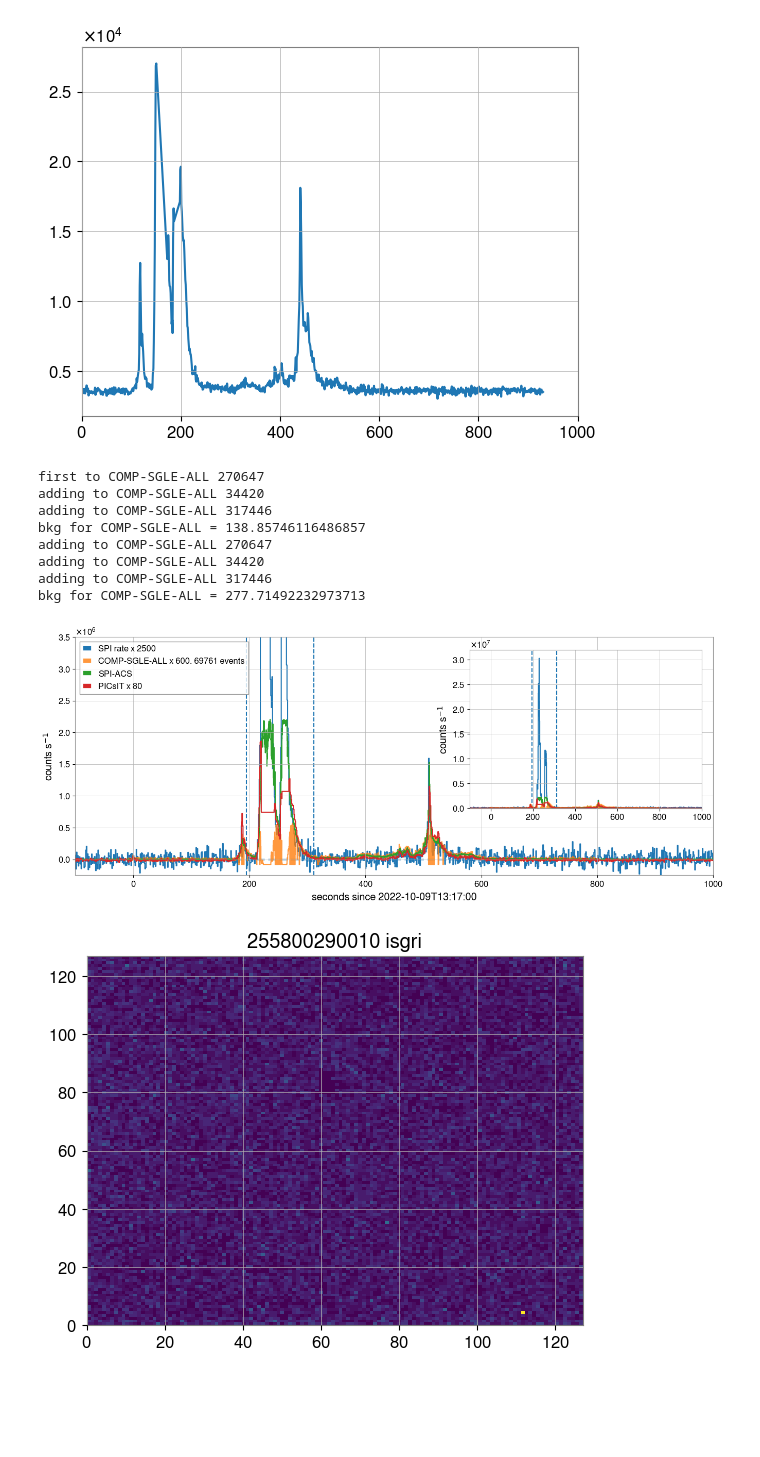
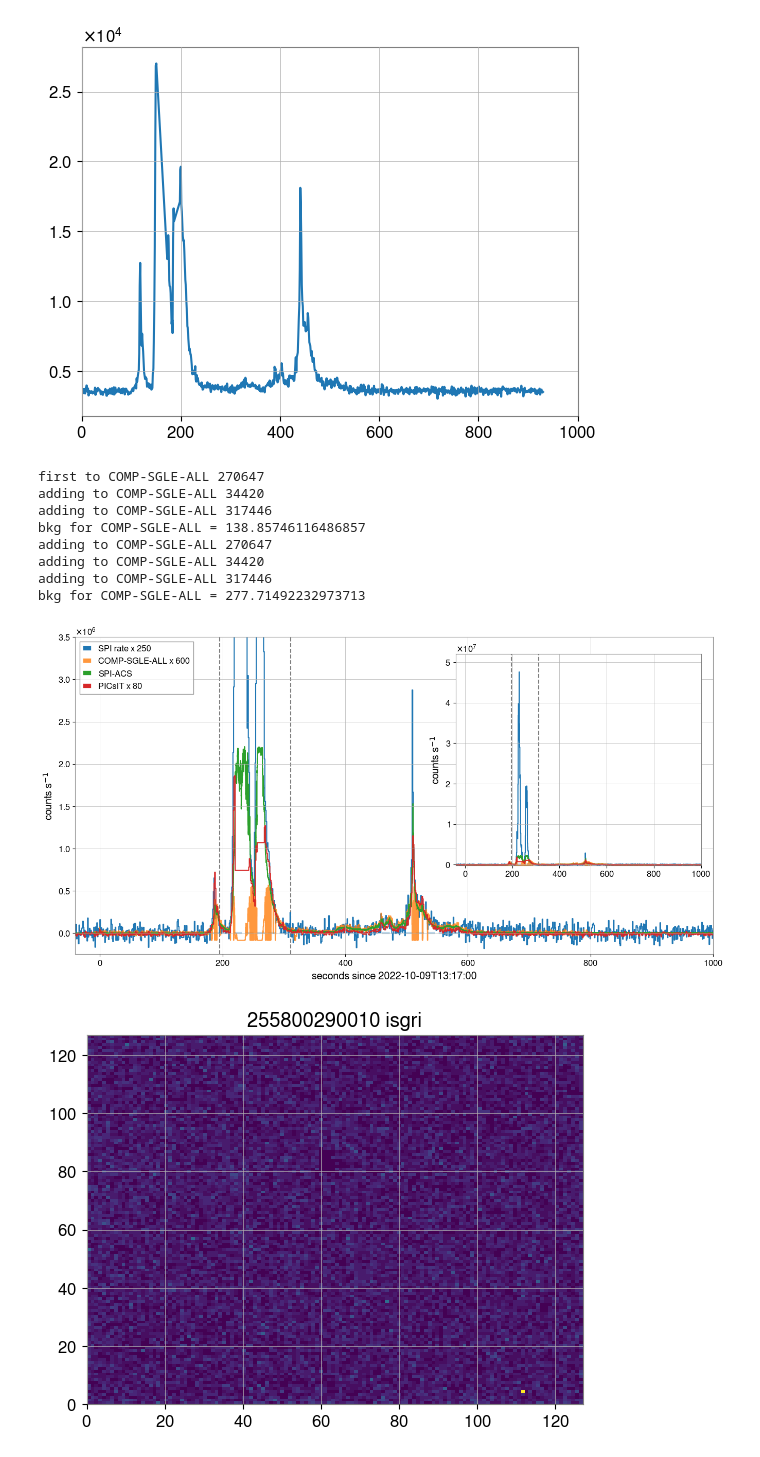
Before and after one commit to volodymyrss/grb221009, a Jupyter notebook: prompt.ipynb, the cells around one changed output. Saved outputs shown, nothing was run; the diff lists cells and outputs as text; code cells hidden in the pictures; blank space fills up the shorter version.

```diff
--- a/prompt.ipynb
+++ b/prompt.ipynb
@@ -124,0 +158,18 @@ hklc = {}
+# %%
+for p in 'SPI_GEDSAT', 'SPI_GEDRATE':
+
+    if p in hklc:
+        hklc.__delitem__(p) # = None
+
+    for k, v in list(hklc.items()):
+        if len(v.t) < 10: continue
+        if k.startswith(p) and k!=p:
+            if p not in hklc:
+                hklc[p] = v.copy(deep=True)
+                print("new")
+            else:
+                print("adding", k, v.c.mean())
+                hklc[p].c = np.array(hklc[p].c).copy() + np.array(v.c).copy()
+
+            if p in hklc:
+                print(hklc[p].c.mean())
@@ -290,7 +369,7 @@ plt.xlim([0, 1000])
 (0.0, 1000.0)
 [figure]
 # %%
-plt.figure(figsize=(16, 6))
+plt.figure(figsize=(16, 8))
 
 from collections import defaultdict
 
@@ -330,11 +409,11 @@ def plot_all(ax):
 
             if ijd2plot(r.TSTART) > -100:
                 ax.axvline(
-                    ijd2plot(r.TSTART), ls="--",
+                    ijd2plot(r.TSTART), ls="--", c='k', alpha=0.5
                 )
-                ax.axvline(
-                    ijd2plot(r.TSTOP), ls="--",
-                )
+                # ax.axvline(
+                #     ijd2plot(r.TSTOP), ls="--", c='k', alpha=0.5
+                # )
 
                 # plt.text(ijd2plot(r.TSTART), 10000, f"{scwid[6:8]}\n{scwid[10:12]}")
                 # plt.text(ijd2plot(r.TSTART), 4000, scwid, rotation=90)
@@ -358,11 +437,11 @@ def plot_all(ax):
             label = None
 
 
-    F = 2500
-    b = np.nanmean(hklc['SPI_GEDRATE0'].c[(hklc['SPI_GEDRATE0'].t - T0_ijd)*24*3600 < 200])
+    F = 250
+    b = np.nanmean(hklc['SPI_GEDRATE'].c[(hklc['SPI_GEDRATE'].t - T0_ijd)*24*3600 < 200])
     c = ax.step(
-        ijd2plot(hklc['SPI_GEDRATE0'].t),
-        (hklc['SPI_GEDRATE0'].c - b)*F,
+        ijd2plot(hklc['SPI_GEDRATE'].t),
+        (hklc['SPI_GEDRATE'].c - b)*F,
         # picsit_lc_1s.flux / 0.8e-9,
         label=rf"SPI rate x {F}"
     )[0].get_color()
@@ -404,7 +483,8 @@ def plot_all(ax):
 
         N = np.sum(((rate - b)*dt)[(rate - b>0) & (tc > 100) & (tc <700)])
 
-        ax.step(tc, (rate - b)*scale, alpha=0.8, label=f"{ext} x {scale:d}. {N:.0f} events")
+        # ax.step(tc, (rate - b)*scale, alpha=0.8, label=f"{ext} x {scale:d}. {N:.0f} events")
+        ax.step(tc, (rate - b)*scale, alpha=0.8, label=f"{ext} x {scale:d}")
 
     ijd2plot = lambda t:(t- T0_ijd)*24*3600
 
@@ -476,7 +556,7 @@ plt.savefig("figs/precursor.pdf")
 
 bax = plt.gca()
 
-plt.xlim([-100, 1000])
+plt.xlim([-40, 1000])
 
 # plt.xlim([150, 600])
 # plt.xlim([270, 300])
@@ -490,7 +570,7 @@ ax = plt.gca().inset_axes([580, 8e5, 400, 2.5e6], transform=plt.gca().transData)
 
 
 plot_all(ax) #, ['compton'])
-ax.set_ylim([-1e5, 3.2e7])
+ax.set_ylim([-2e5, 5.2e7])
 # ax.set_ylim([-1e5, 7e5])
 
 # F = 50
@@ -505,34 +585,34 @@ ax.set_ylim([-1e5, 3.2e7])
 
 ax.set_xlim(bax.get_xlim())
 ax.set_xlabel(None)
 
 plt.savefig("figs/prompt.pdf")
 
 
 # ax = plt.gca().inset_axes([-80, 6e5, 220, 1.7e6], transform=plt.gca().transData)
 # plot_spirates(ax)
 # ax.set_xlim(bax.get_xlim())
 # ax.set_xlim([200, 300])
 
 # plt.xlim([300, 310])
 # plt.ylim([-0.5e3, 3e3])
 
 
 # TODO: also show early one
 # TODO: search for smaller excesses allover
 # TODO: check if saturation is by ISGRI module, else why smooth transitions in compton rate
 # TODO: search for long-term in compton, good sensitivity
 # TODO: check detector plane near compton saturations, module?
 # %% [output]
 first to COMP-SGLE-ALL 270647
 adding to COMP-SGLE-ALL 34420
 adding to COMP-SGLE-ALL 317446
 bkg for COMP-SGLE-ALL = 138.85746116486857
 adding to COMP-SGLE-ALL 270647
 adding to COMP-SGLE-ALL 34420
 adding to COMP-SGLE-ALL 317446
 bkg for COMP-SGLE-ALL = 277.71492232973713
-[figure, old version]
+[figure, new version]
 # %%
 
 for scwid in isgri_event_file.keys():
```
Also changed, not shown: parts of 4 cells of this notebook, 2 other files.
